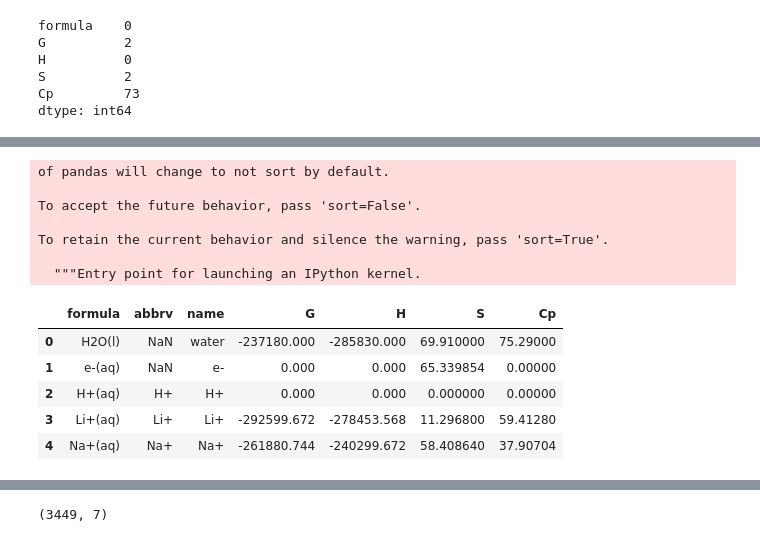
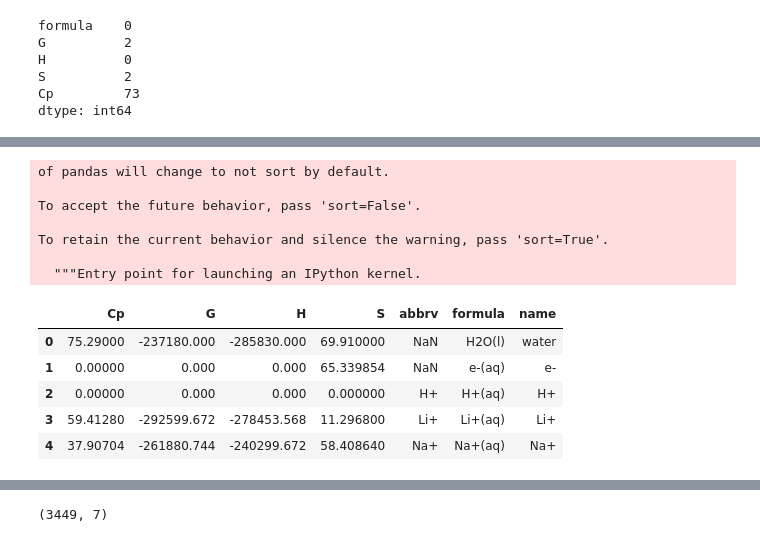
Before and after one commit to jydiw/alchemist, a Jupyter notebook: notebooks/A2_standard-thermodynamic-quantities_textbook-extraction.ipynb, the cells around one changed output, grey strips where cells are left out. Cells and saved outputs as stored; diff of their text form; code cells hidden in the pictures.

```diff
--- a/notebooks/A2_standard-thermodynamic-quantities_textbook-extraction.ipynb
+++ b/notebooks/A2_standard-thermodynamic-quantities_textbook-extraction.ipynb
@@ -154,11 +141,11 @@ value_dict = {
     'g': '(g)',
 }
 
-thermo['state'].replace(value_dict, inplace=True)
+chnosz['state'].replace(value_dict, inplace=True)
 # %%
-thermo['formula'] = thermo['formula'].astype(str) + thermo['state'].astype(str)
-thermo.drop(columns='state', inplace=True)
-thermo.head()
+chnosz['formula'] = chnosz['formula'].astype(str) + chnosz['state'].astype(str)
+chnosz.drop(columns='state', inplace=True)
+chnosz.head()
 # %% [output]
 |  | name | abbrv | formula | G | H | S | Cp |
 | 0 | water | NaN | H2O(l) | -237180.000 | -285830.000 | 69.910000 | 75.29000 |
@@ -167,4 +154,4 @@ thermo.head()
 | 3 | Li+ | Li+ | Li+(aq) | -292599.672 | -278453.568 | 11.296800 | 59.41280 |
 | 4 | Na+ | Na+ | Na+(aq) | -261880.744 | -240299.672 | 58.408640 | 37.90704 |
 # %%
-thermo.at[1, 'formula'] = 'e-(aq)'
+chnosz.at[1, 'formula'] = 'e-(aq)'
@@ -170,0 +173,3 @@ thermo.at[1, 'formula'] = 'e-(aq)'
+# %%
+chnosz = chnosz.dropna(subset=['G'])
+chnosz.shape
@@ -330,18 +324,17 @@ oxtoby_df = oxtoby_df.dropna(subset=['G'])
 # %%
-thermo_df = pd.concat([thermo, oxtoby_df], ignore_index=True).fillna(np.NaN)
-thermo_df = thermo_df[['formula', 'abbrv', 'name', 'G', 'H', 'S', 'Cp']]
+thermo_df = pd.concat([chnosz, oxtoby_df], ignore_index=True).fillna(np.NaN)
 thermo_df.head()
 # %% [output]
 of pandas will change to not sort by default.
 
 To accept the future behavior, pass 'sort=False'.
 
 To retain the current behavior and silence the warning, pass 'sort=True'.
 
   """Entry point for launching an IPython kernel.
-|  | formula | abbrv | name | G | H | S | Cp |
-| 0 | H2O(l) | NaN | water | -237180.000 | -285830.000 | 69.910000 | 75.29000 |
-| 1 | e-(aq) | NaN | e- | 0.000 | 0.000 | 65.339854 | 0.00000 |
-| 2 | H+(aq) | H+ | H+ | 0.000 | 0.000 | 0.000000 | 0.00000 |
-| 3 | Li+(aq) | Li+ | Li+ | -292599.672 | -278453.568 | 11.296800 | 59.41280 |
-| 4 | Na+(aq) | Na+ | Na+ | -261880.744 | -240299.672 | 58.408640 | 37.90704 |
+|  | Cp | G | H | S | abbrv | formula | name |
+| 0 | 75.29000 | -237180.000 | -285830.000 | 69.910000 | NaN | H2O(l) | water |
+| 1 | 0.00000 | 0.000 | 0.000 | 65.339854 | NaN | e-(aq) | e- |
+| 2 | 0.00000 | 0.000 | 0.000 | 0.000000 | H+ | H+(aq) | H+ |
+| 3 | 59.41280 | -292599.672 | -278453.568 | 11.296800 | Li+ | Li+(aq) | Li+ |
+| 4 | 37.90704 | -261880.744 | -240299.672 | 58.408640 | Na+ | Na+(aq) | Na+ |
```
Also changed, not shown: parts of 73 cells of this notebook, 1 other file.
